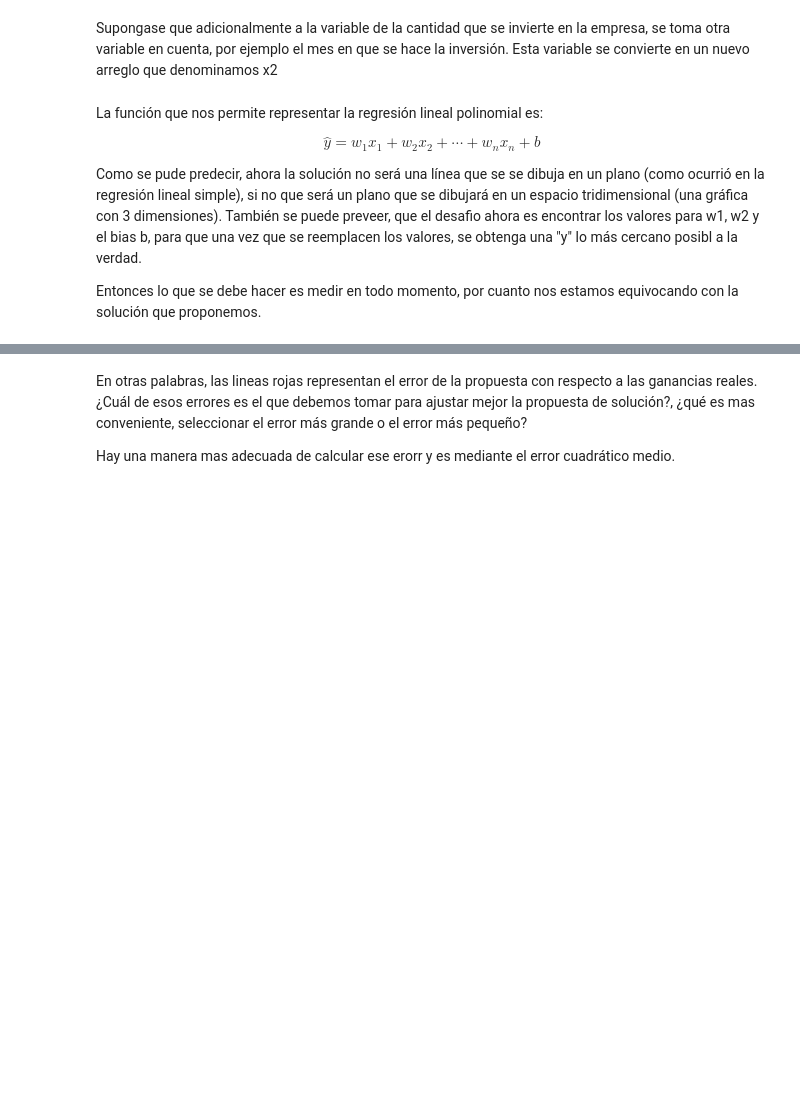
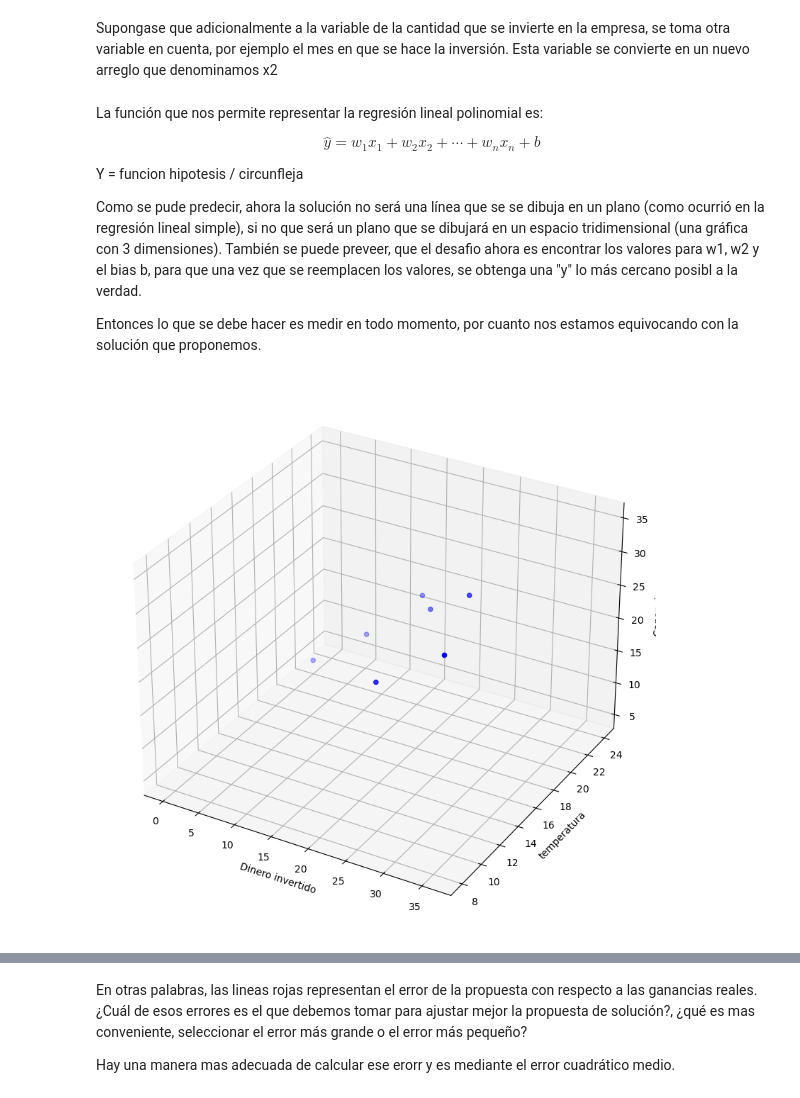
Before and after one commit to pprezp/DSRN_UAEMEX, a Jupyter notebook: Modulo_02/Tema4/Notebooks/Introduccion_RegresionLineal.ipynb, the cells around one changed output, grey strips where cells are left out. Saved outputs shown, nothing was run; the diff lists cells and outputs as text; code cells hidden in the pictures; blank space fills up the shorter version.

```diff
--- a/Modulo_02/Tema4/Notebooks/Introduccion_RegresionLineal.ipynb
+++ b/Modulo_02/Tema4/Notebooks/Introduccion_RegresionLineal.ipynb
@@ -40,15 +79,35 @@ Esta variable se convierte en un nuevo arreglo que denominamos x2
 # e y es el dinero ganado
 # adicionalmente x2 es la temperatura máxima alcanzada durante 7 meses
 # del año inmediato anterior
+
+x1 = np.array( [ 0, 6.5, 13.2, 18.1, 24.9, 28.2, 36.1 ] )
+x2 = np.array( [ 22, 23, 24, 21, 10, 17, 8] )
+
+y = np.array( [ 5, 10, 17, 20, 25, 30, 35 ] )
 # %% [markdown]
 La función que nos permite representar la regresión lineal polinomial es:
 
 $$ \hat{y}=w_{1}x_{1}+w_{2}x_{2}+\cdots +w_{n}x_{n}+b $$
 
+Y = funcion hipotesis / circunfleja
+
 Como se pude predecir, ahora la solución no será una línea que se se dibuja en un plano (como ocurrió en la regresión lineal simple), si no que será un plano que se dibujará en un espacio tridimensional (una gráfica con 3 dimensiones).
 También se puede preveer, que el desafio ahora es encontrar los valores para w1, w2 y el bias b, para que una vez que se reemplacen los valores, se obtenga una "y" lo más cercano posibl a la verdad.
 
 Entonces lo que se debe hacer es medir en todo momento, por cuanto nos estamos equivocando con la solución que proponemos.
 # %%
 from mpl_toolkits import mplot3d
+
+
+plt.figure( figsize = [ 10, 10 ] )
+
+ax = plt.axes( projection = '3d' )
+ax.scatter3D(x1, x2, y, c = 'b')
+ax.set_xlabel("Dinero invertido")
+ax.set_ylabel("temperatura")
+ax.set_zlabel("Ganancia")
+
+plt.show()
+# %% [output]
+[figure, added]
 # %% [markdown]
```
Also changed, not shown: parts of 9 cells of this notebook, 1 other file.
